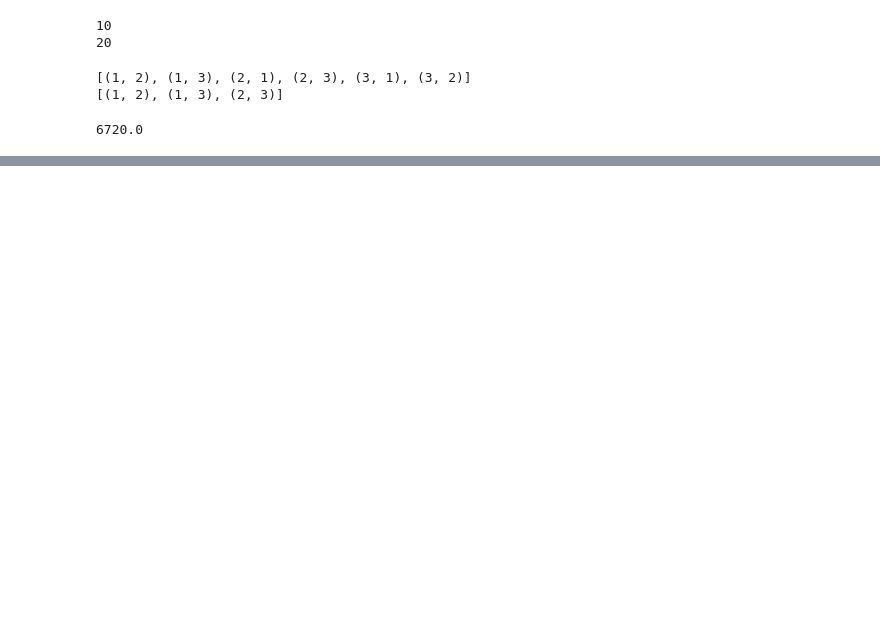
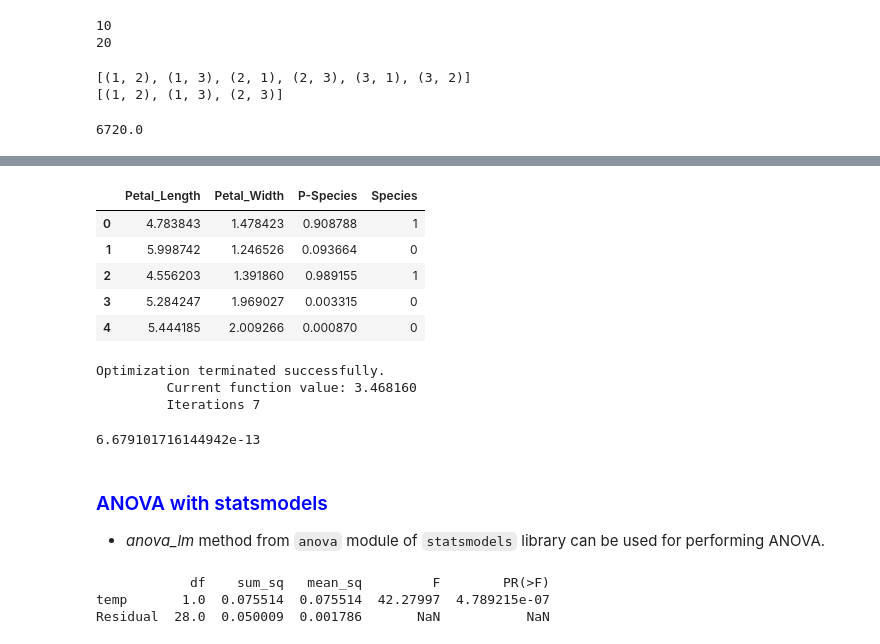
Before and after one commit to Gekko12/Python_Notebooks, a Jupyter notebook: Stats with Python.ipynb, the cells around one changed output, grey strips where cells are left out. Saved outputs shown, nothing was run; the diff lists cells and outputs as text; code cells hidden in the pictures; blank space fills up the shorter version.

```diff
--- a/Stats with Python.ipynb
+++ b/Stats with Python.ipynb
@@ -96,0 +482,5 @@ IQR using scipy: 2.25
+# %%
+df = sm.datasets.get_rdataset("iris").data
+
+# df.info()
+df.Species.unique()
@@ -96,0 +489,5 @@ IQR using scipy: 2.25
+# %%
+# Selecting Required Data
+
+df_subset = df[(df.Species == "versicolor") | (df.Species == "virginica")].copy()
+print(df_subset.Species.unique())
@@ -96,0 +496,14 @@ IQR using scipy: 2.25
+# %%
+# A binary variable corresponding to two species is created using map function as shown below.
+df_subset.Species = df_subset.Species.map({"versicolor": 1, "virginica": 0})
+
+# period characters, present in column names are replaced with underscore characters.
+df_subset.rename(columns={"Sepal.Length": "Sepal_Length", "Sepal.Width": "Sepal_Width",	"Petal.Length": "Petal_Length", "Petal.Width": "Petal_Width"}, inplace=True)
+# %%
+# A logistic regression model, explaining relationship of
+# Species variable with Petal_Length and Petal_width is generated using logit function.
+model = smf.logit("Species ~ Petal_Length + Petal_Width", data=df_subset)
+
+# Model is then fit with supplied data using fit function
+result = model.fit()
+result.summary()
@@ -96,0 +529,34 @@ IQR using scipy: 2.25
+# %%
+# Predicting Response Variable
+df_new = pd.DataFrame({"Petal_Length": np.random.randn(20)*0.5 + 5,
+                       "Petal_Width": np.random.randn(20)*0.5 + 1.7})
+df_new["P-Species"] = result.predict(df_new)
+df_new["P-Species"].head(3)
+
+df_new["Species"] = (df_new["P-Species"] > 0.5).astype(int)
+df_new.head()
+# %% [output]
+|  | Petal_Length | Petal_Width | P-Species | Species |
+| 0 | 4.783843 | 1.478423 | 0.908788 | 1 |
+| 1 | 5.998742 | 1.246526 | 0.093664 | 0 |
+| 2 | 4.556203 | 1.391860 | 0.989155 | 1 |
+| 3 | 5.284247 | 1.969027 | 0.003315 | 0 |
+| 4 | 5.444185 | 2.009266 | 0.000870 | 0 |
+# %%
+# Poisson Regression example
+
+ins_df = sm.datasets.get_rdataset('Insurance', package='MASS',).data
+data = {'holders':ins_df['Holders'],'claims':ins_df['Claims']}
+
+poisson_model = smf.poisson('claims ~ np.log(holders)', data)
+poisson_model_result = poisson_model.fit()
+
+float(poisson_model_result.resid.sum())
+# %% [output]
+Optimization terminated successfully.
+         Current function value: 3.468160
+         Iterations 7
+6.679101716144942e-13
+# %% [markdown]
+### <font color="blue"> ANOVA with statsmodels </font>
+* *anova_lm* method from `anova` module of `statsmodels` library can be used for performing ANOVA.
@@ -96,0 +570,13 @@ IQR using scipy: 2.25
+# %%
+# Now let's frame a null hypothesis: Value of B1, i.e., the coefficient of temp variable is zero.
+
+from statsmodels.stats import anova
+
+print(anova.anova_lm(model1))
+
+# The obtained F-statistic is 42.27 and has a very low probability.
+# Hence, the null hypothesis can be rejected. i.e., B1 is not equal to zero.
+# %% [output]
+            df    sum_sq   mean_sq         F        PR(>F)
+temp       1.0  0.075514  0.075514  42.27997  4.789215e-07
+Residual  28.0  0.050009  0.001786       NaN           NaN
```
Also changed, not shown: parts of 50 cells of this notebook, 6 other files.
